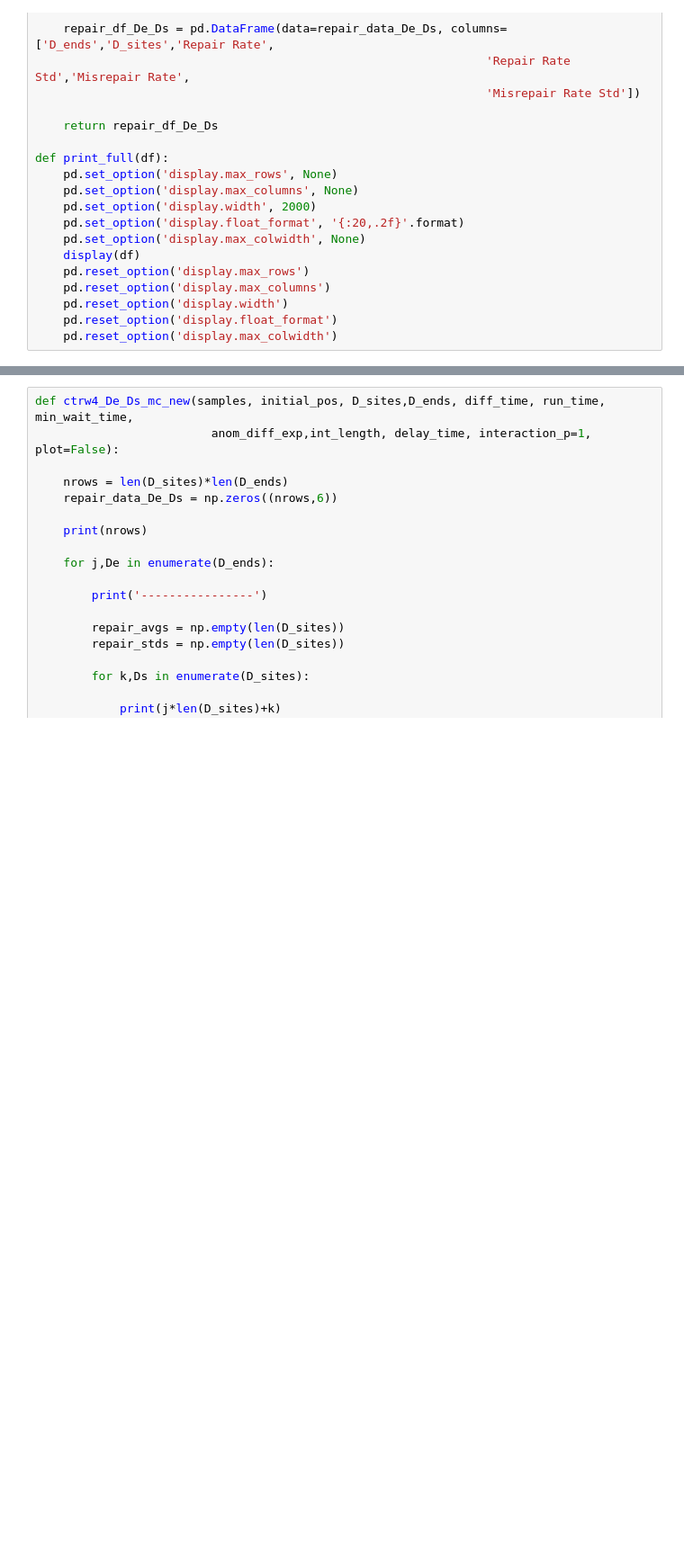
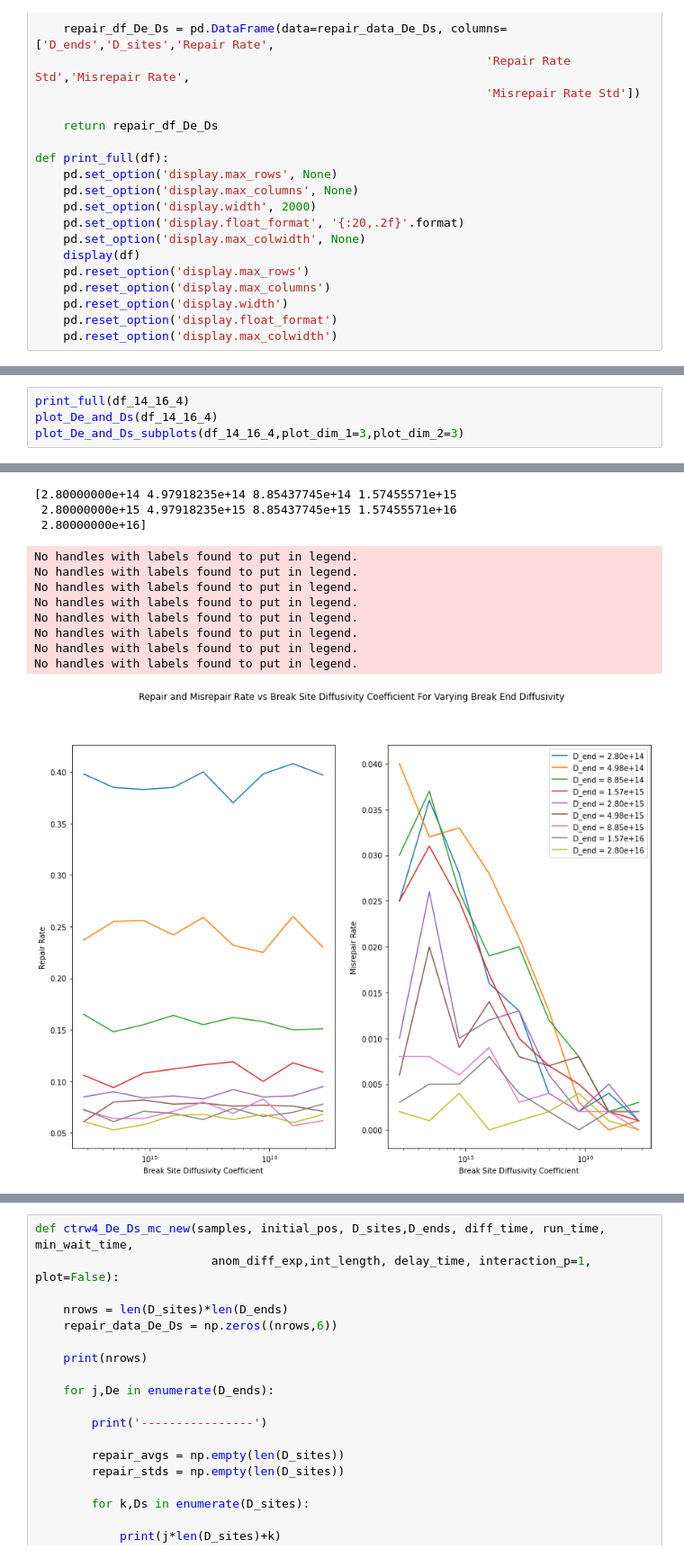
Before and after one commit to MilaJ1/MPhys-Sem-2, a Jupyter notebook: CTRW_with_repair_v3.2.ipynb, the cells around one changed output, grey strips where cells are left out. Shown at 90% size. Drawn from its saved outputs; the diff is of its cells as text; blank space fills up the shorter version.

```diff
--- a/CTRW_with_repair_v3.2.ipynb
+++ b/CTRW_with_repair_v3.2.ipynb
@@ -1240,0 +1307,5 @@ repair_df_De_Ds = ctrw4_De_Ds_mc(1,500, [(0,0,0),(0,0,separation)], D_site_vals,
+# %%
+print_full(df_14_16_4)
+plot_De_and_Ds(df_14_16_4)
+plot_De_and_Ds_subplots(df_14_16_4,plot_dim_1=3,plot_dim_2=3)
+# %% [output]
@@ -1240,0 +1329,12 @@ repair_df_De_Ds = ctrw4_De_Ds_mc(1,500, [(0,0,0),(0,0,separation)], D_site_vals,
+[2.80000000e+14 4.97918235e+14 8.85437745e+14 1.57455571e+15
+ 2.80000000e+15 4.97918235e+15 8.85437745e+15 1.57455571e+16
+ 2.80000000e+16]
+No handles with labels found to put in legend.
+No handles with labels found to put in legend.
+No handles with labels found to put in legend.
+No handles with labels found to put in legend.
+No handles with labels found to put in legend.
+No handles with labels found to put in legend.
+No handles with labels found to put in legend.
+No handles with labels found to put in legend.
+[figure, added]
```
Also changed, not shown: parts of 17 cells of this notebook, 2 other files.
